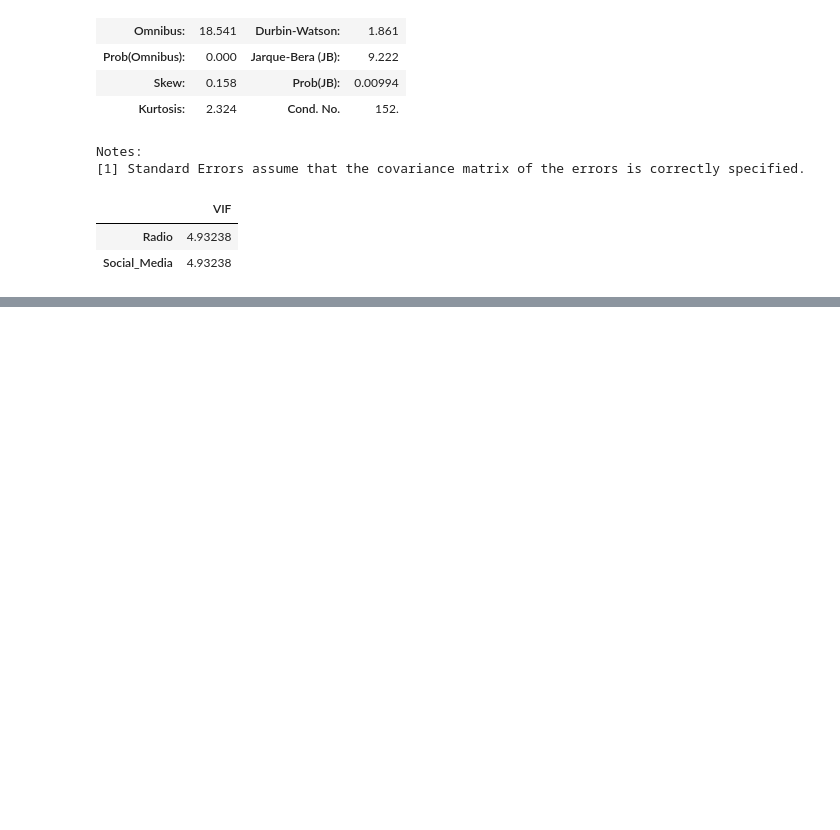
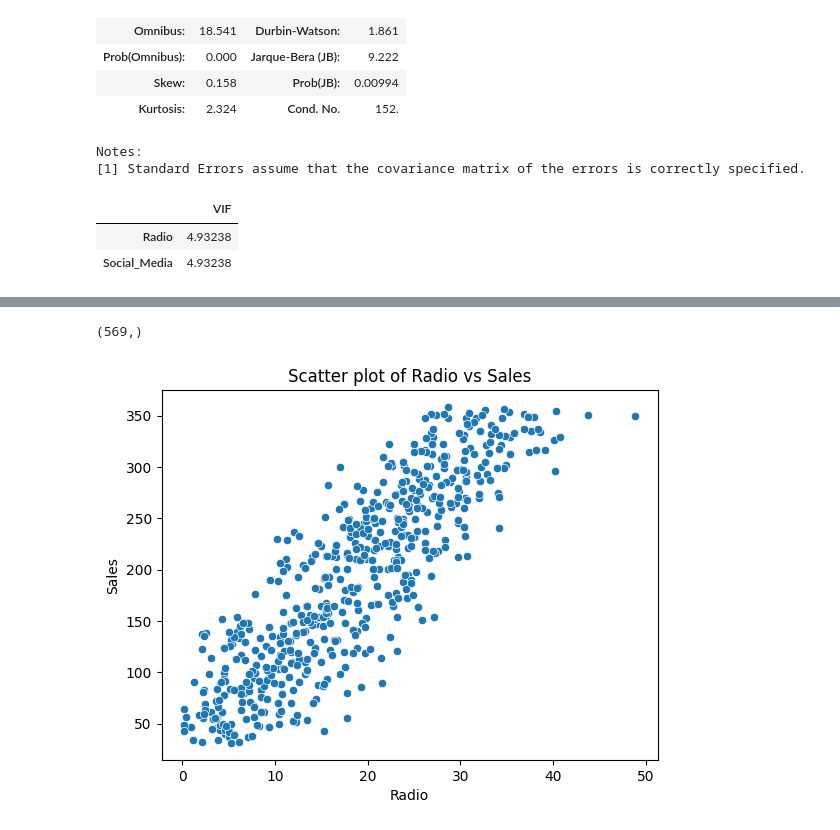
Before and after one commit to salishakya/mindrisers, a Jupyter notebook: Week6-ML/w6-d4-activity.ipynb, the cells around one changed output, grey strips where cells are left out. Saved outputs shown, nothing was run; the diff lists cells and outputs as text; code cells hidden in the pictures; blank space fills up the shorter version.

```diff
--- a/Week6-ML/w6-d4-activity.ipynb
+++ b/Week6-ML/w6-d4-activity.ipynb
@@ -128,0 +215,11 @@ df_vif
+# %%
+data_y["Sales"].shape
+# %% [output]
+(569,)
+# %%
+# X can be one of your independent variables, and y is your dependent variable
+sns.scatterplot(x=data_X["Radio"], y=data_y["Sales"])
+plt.title("Scatter plot of Radio vs Sales")
+plt.show()
+# %% [output]
+[figure, added]
```
Also changed, not shown: parts of 30 cells of this notebook, 1 other file.
